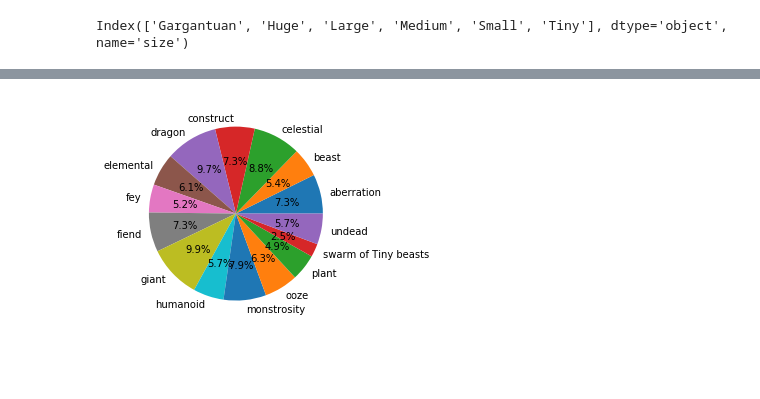
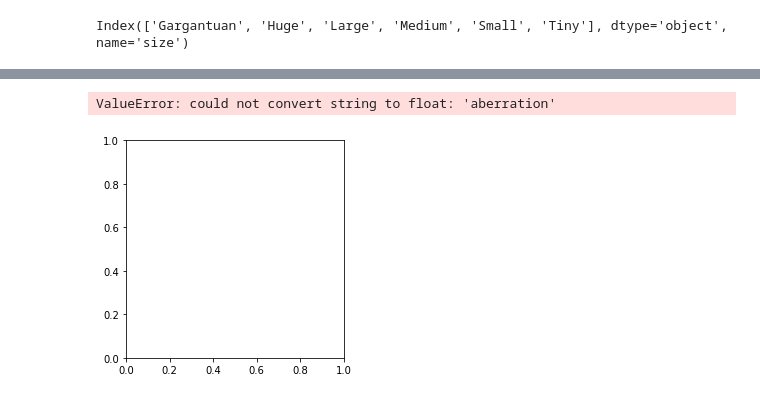
Before and after one commit to claxtonh/Project-1, a Jupyter notebook: Getting Data-Copy2.ipynb, the cells around one changed output, grey strips where cells are left out. Saved outputs shown, nothing was run; the diff lists cells and outputs as text; code cells hidden in the pictures; blank space fills up the shorter version.

```diff
--- a/Getting Data-Copy2.ipynb
+++ b/Getting Data-Copy2.ipynb
@@ -210,4 +214,4 @@ plt.show()
 # %%
-type_str =monster.groupby("type")["strength"].mean()
+type_str =monster.groupby("type")["strength"].mean().reset_index()
 type_str
 # %% [output]
@@ -231,7 +234,14 @@ Name: strength, dtype: float64
 # %%
+#this should be a bar? Showing Average Strength?
+type_cr=monster.groupby("type")["Challenge Rating"].mean()
 labels_str_type = type_cr.index
 plt.pie(type_str, labels=labels_str_type, autopct = "%1.1f%%")
 #plt.legend(loc = "upper right")
+fig = plt.gcf()
+fig.set_size_inches(8,8)
+plt.axis("equal")
+plt.title("Strength of Monsters by Type", loc = 'right', color = "Blue")
 plt.show()
 # %% [output]
+ValueError: could not convert string to float: 'aberration'
-[figure, old version]
+[figure, new version]
```
Also changed, not shown: parts of 17 cells of this notebook.
